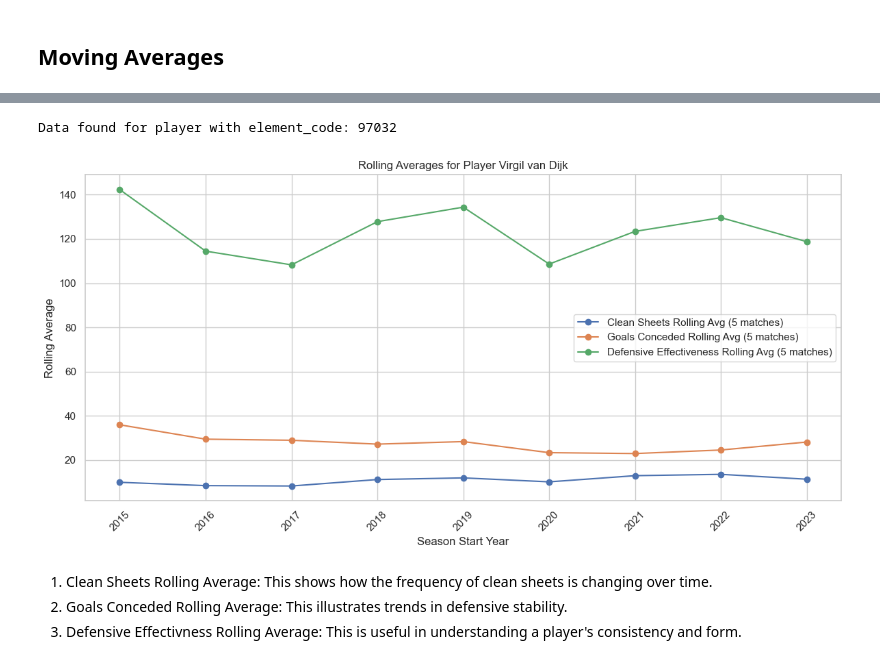
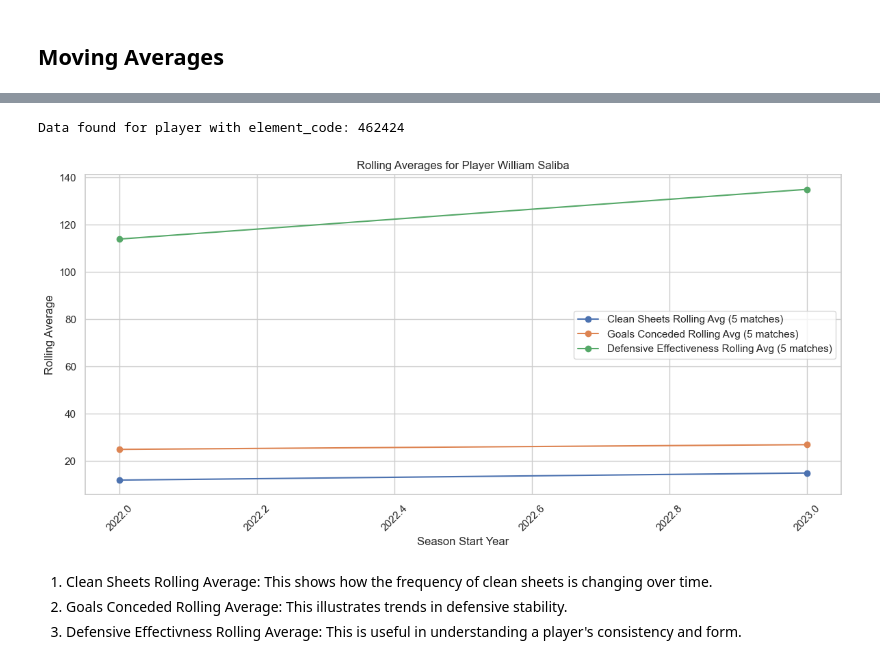
Before and after one commit to dfquinn23/Project_2, a Jupyter notebook: _defense_analysis/notebooks/04-defensive_metrics_feature_engineering.ipynb, the cells around one changed output, grey strips where cells are left out. Saved outputs shown, nothing was run; the diff lists cells and outputs as text; code cells hidden in the pictures.

```diff
--- a/_defense_analysis/notebooks/04-defensive_metrics_feature_engineering.ipynb
+++ b/_defense_analysis/notebooks/04-defensive_metrics_feature_engineering.ipynb
@@ -491,42 +491,42 @@ Top 10 Players Based on Special Score:
 25         101188     202.773753          Lucas                 Digne
 # %%
 # Specify the element_code of the player to analyze
-specific_player_element_code = 97032  # Example element_code
+specific_player_element_code = 462424  # Example element_code
 
 # Filter data for the specific player using the aggregated DataFrame
 specific_player_data = defenders_df[defenders_df['element_code'] == specific_player_element_code]
 
 # Check if any data exists for the player
 if specific_player_data.empty:
     print(f"No data found for player with element_code: {specific_player_element_code}")
 else:
     print(f"Data found for player with element_code: {specific_player_element_code}")
 
     # Plotting rolling averages
     plt.figure(figsize=(12, 6))
 
     # Plot Clean Sheets Rolling Average
     plt.plot(specific_player_data['season_name'], specific_player_data['clean_sheets_rolling_5'], label='Clean Sheets Rolling Avg (5 matches)', marker='o')
 
     # Plot Goals Conceded Rolling Average
     plt.plot(specific_player_data['season_name'], specific_player_data['goals_conceded_rolling_5'], label='Goals Conceded Rolling Avg (5 matches)', marker='o')
 
     # Plot Defensive Effectiveness Rolling Average
     plt.plot(specific_player_data['season_name'], specific_player_data['defensive_effectiveness_rolling_5'], label='Defensive Effectiveness Rolling Avg (5 matches)', marker='o')
 
     # Plot Labels and Title
     plt.xlabel('Season Start Year')
     plt.ylabel('Rolling Average')
     plt.title(f'Rolling Averages for Player {specific_player_data["first_name_ref"].iloc[0]} {specific_player_data["second_name_ref"].iloc[0]}')
     plt.legend()
     plt.xticks(rotation=45)
     plt.tight_layout()
 
     # Display the plot
     plt.show()
 # %% [output]
-Data found for player with element_code: 97032
+Data found for player with element_code: 462424
-[figure, old version]
+[figure, new version]
 # %% [markdown]
 1. Clean Sheets Rolling Average: This shows how the frequency of clean sheets is changing over time.
 2. Goals Conceded Rolling Average: This illustrates trends in defensive stability.
```
Also changed, not shown: 5 other files.
